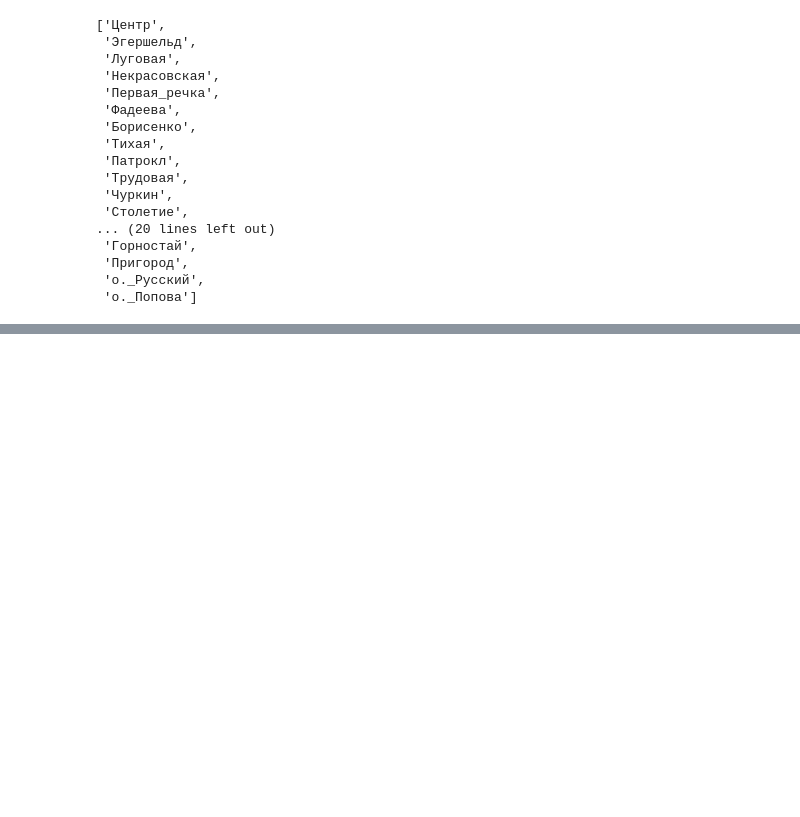
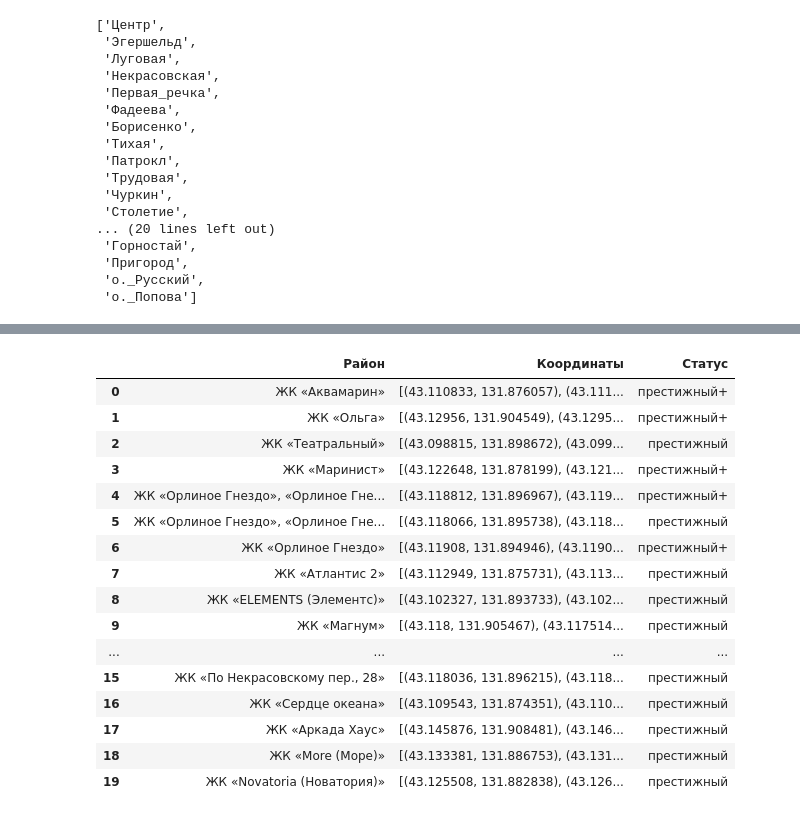
Before and after one commit to Sammik87/Vladivostok_model, a Jupyter notebook: Владивосток_полигоны_элитка.ipynb, the cells around one changed output, grey strips where cells are left out. Saved outputs shown, nothing was run; the diff lists cells and outputs as text; code cells hidden in the pictures; blank space fills up the shorter version.

```diff
--- a/Владивосток_полигоны.ipynb
+++ b/Владивосток_полигоны_элитка.ipynb
@@ -785,0 +855,26 @@ map
+# %%
+df_1 = polygon_yandex(
+                      dataf = df,
+                      polygon_name = 'Наименование ЖК',
+                      link = 'Полигон',
+                      status = 'Статус'
+                     )
+df_1
+# %% [output]
+|  | Район | Координаты | Статус |
+| 0 | ЖК «Аквамарин» | [(43.110833, 131.876057), (43.111... | престижный+ |
+| 1 | ЖК «Ольга» | [(43.12956, 131.904549), (43.1295... | престижный+ |
+| 2 | ЖК «Театральный» | [(43.098815, 131.898672), (43.099... | престижный |
+| 3 | ЖК «Маринист» | [(43.122648, 131.878199), (43.121... | престижный+ |
+| 4 | ЖК «Орлиное Гнездо», «Орлиное Гне... | [(43.118812, 131.896967), (43.119... | престижный+ |
+| 5 | ЖК «Орлиное Гнездо», «Орлиное Гне... | [(43.118066, 131.895738), (43.118... | престижный |
+| 6 | ЖК «Орлиное Гнездо» | [(43.11908, 131.894946), (43.1190... | престижный+ |
+| 7 | ЖК «Атлантис 2» | [(43.112949, 131.875731), (43.113... | престижный |
+| 8 | ЖК «ELEMENTS (Элементс)» | [(43.102327, 131.893733), (43.102... | престижный |
+| 9 | ЖК «Магнум» | [(43.118, 131.905467), (43.117514... | престижный |
+| ... | ... | ... | ... |
+| 15 | ЖК «По Некрасовскому пер., 28» | [(43.118036, 131.896215), (43.118... | престижный |
+| 16 | ЖК «Сердце океана» | [(43.109543, 131.874351), (43.110... | престижный |
+| 17 | ЖК «Аркада Хаус» | [(43.145876, 131.908481), (43.146... | престижный |
+| 18 | ЖК «More (Море)» | [(43.133381, 131.886753), (43.131... | престижный |
+| 19 | ЖК «Novatoria (Новатория)» | [(43.125508, 131.882838), (43.126... | престижный |
```
Also changed, not shown: parts of 7 cells of this notebook, 1 other file.
